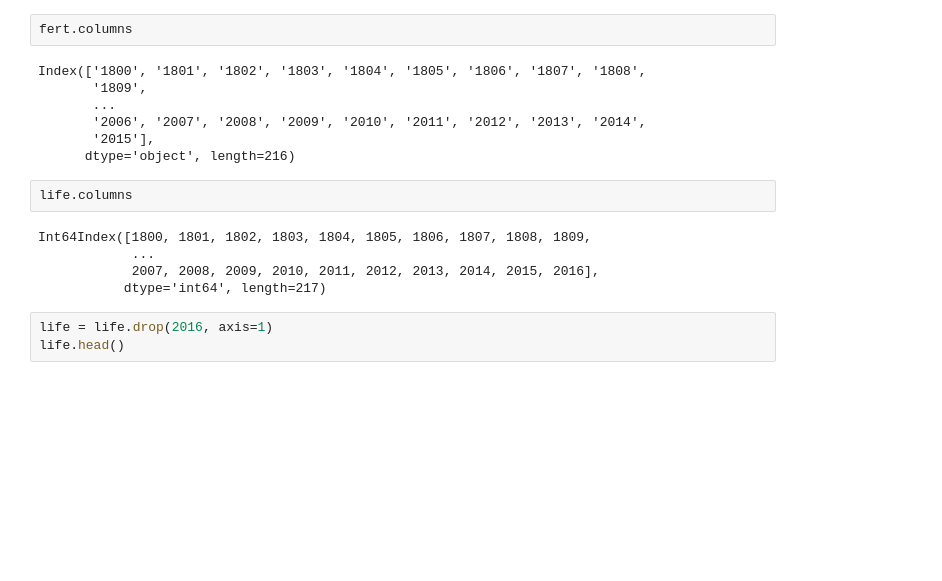
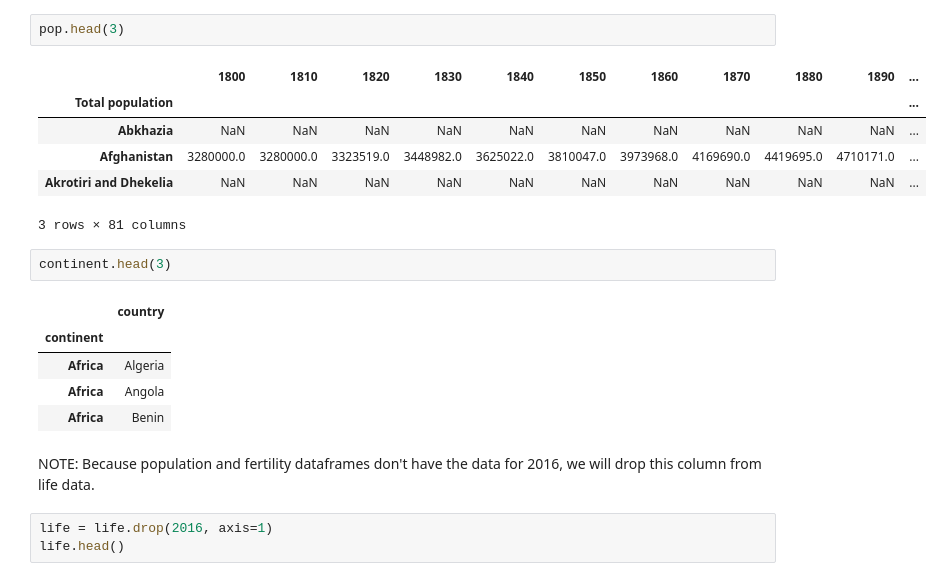
Before and after one commit to unaozlem/projects, a Jupyter notebook: gapminder/week_1_project.ipynb, the cells around one changed output. Cells and saved outputs as stored; diff of their text form; blank space fills up the shorter version.

```diff
--- a/gapminder/week_1_project.ipynb
+++ b/gapminder/week_1_project.ipynb
@@ -19,19 +35,23 @@ pop.shape
 # %%
-fert.columns
+pop.head(3)
 # %% [output]
+|  | 1800 | 1810 | 1820 | 1830 | 1840 | 1850 | 1860 | 1870 | 1880 | 1890 | ... |
+| Total population |  |  |  |  |  |  |  |  |  |  | ... |
+| Abkhazia | NaN | NaN | NaN | NaN | NaN | NaN | NaN | NaN | NaN | NaN | ... |
+| Afghanistan | 3280000.0 | 3280000.0 | 3323519.0 | 3448982.0 | 3625022.0 | 3810047.0 | 3973968.0 | 4169690.0 | 4419695.0 | 4710171.0 | ... |
+| Akrotiri and Dhekelia | NaN | NaN | NaN | NaN | NaN | NaN | NaN | NaN | NaN | NaN | ... |
-Index(['1800', '1801', '1802', '1803', '1804', '1805', '1806', '1807', '1808',
-       '1809',
-       ...
-       '2006', '2007', '2008', '2009', '2010', '2011', '2012', '2013', '2014',
-       '2015'],
-      dtype='object', length=216)
+3 rows × 81 columns
 # %%
-life.columns
+continent.head(3)
 # %% [output]
-Int64Index([1800, 1801, 1802, 1803, 1804, 1805, 1806, 1807, 1808, 1809,
-            ...
-            2007, 2008, 2009, 2010, 2011, 2012, 2013, 2014, 2015, 2016],
-           dtype='int64', length=217)
+|  | country |
+| continent |  |
+| Africa | Algeria |
+| Africa | Angola |
+| Africa | Benin |
+# %% [markdown]
+
+NOTE: Because population and fertility dataframes don't have the data for 2016, we will drop this column from life data.
 # %%
 life = life.drop(2016, axis=1)
 life.head()
```
Also changed, not shown: parts of 37 cells of this notebook, 5 other files.
